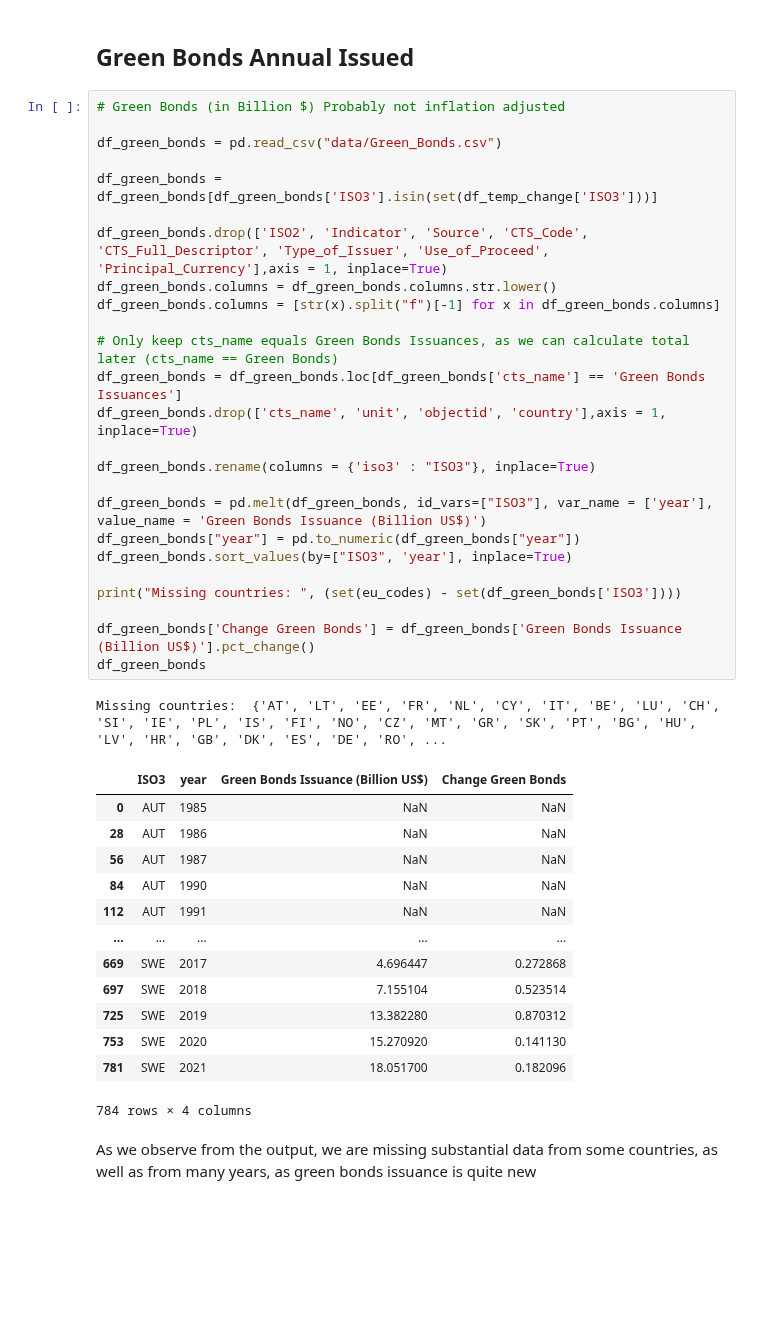
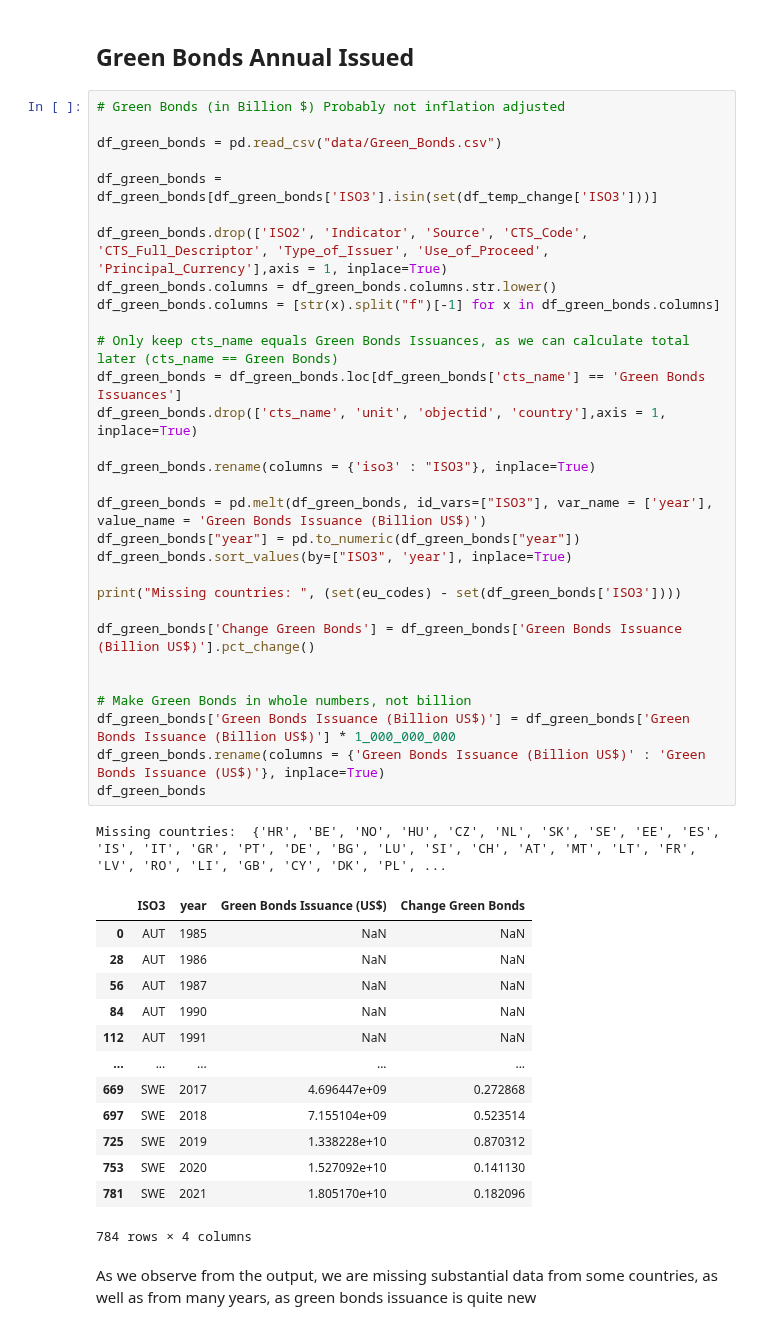
Before and after one commit to TrulsST/VisualAnalytics, a Jupyter notebook: Data_processing.ipynb, the cells around one changed output. Saved outputs shown, nothing was run; the diff lists cells and outputs as text; blank space fills up the shorter version.

```diff
--- a/Data_processing.ipynb
+++ b/Data_processing.ipynb
@@ -165,42 +167,47 @@ memory usage: 46.6+ KB
 # %%
 # Green Bonds (in Billion $) Probably not inflation adjusted
 
 df_green_bonds = pd.read_csv("data/Green_Bonds.csv")
 
 df_green_bonds = df_green_bonds[df_green_bonds['ISO3'].isin(set(df_temp_change['ISO3']))]
 
 df_green_bonds.drop(['ISO2', 'Indicator', 'Source', 'CTS_Code', 'CTS_Full_Descriptor', 'Type_of_Issuer', 'Use_of_Proceed', 'Principal_Currency'],axis = 1, inplace=True)
 df_green_bonds.columns = df_green_bonds.columns.str.lower()
 df_green_bonds.columns = [str(x).split("f")[-1] for x in df_green_bonds.columns]
 
 # Only keep cts_name equals Green Bonds Issuances, as we can calculate total later (cts_name == Green Bonds)
 df_green_bonds = df_green_bonds.loc[df_green_bonds['cts_name'] == 'Green Bonds Issuances']
 df_green_bonds.drop(['cts_name', 'unit', 'objectid', 'country'],axis = 1, inplace=True)
 
 df_green_bonds.rename(columns = {'iso3' : "ISO3"}, inplace=True)
 
 df_green_bonds = pd.melt(df_green_bonds, id_vars=["ISO3"], var_name = ['year'], value_name = 'Green Bonds Issuance (Billion US$)')
 df_green_bonds["year"] = pd.to_numeric(df_green_bonds["year"])
 df_green_bonds.sort_values(by=["ISO3", 'year'], inplace=True)
 
 print("Missing countries: ", (set(eu_codes) - set(df_green_bonds['ISO3'])))
 
 df_green_bonds['Change Green Bonds'] = df_green_bonds['Green Bonds Issuance (Billion US$)'].pct_change()
+
+
+# Make Green Bonds in whole numbers, not billion
+df_green_bonds['Green Bonds Issuance (Billion US$)'] = df_green_bonds['Green Bonds Issuance (Billion US$)'] * 1_000_000_000
+df_green_bonds.rename(columns = {'Green Bonds Issuance (Billion US$)' : 'Green Bonds Issuance (US$)'}, inplace=True)
 df_green_bonds
 # %% [output]
-Missing countries:  {'AT', 'LT', 'EE', 'FR', 'NL', 'CY', 'IT', 'BE', 'LU', 'CH', 'SI', 'IE', 'PL', 'IS', 'FI', 'NO', 'CZ', 'MT', 'GR', 'SK', 'PT', 'BG', 'HU', 'LV', 'HR', 'GB', 'DK', 'ES', 'DE', 'RO', ...
+Missing countries:  {'HR', 'BE', 'NO', 'HU', 'CZ', 'NL', 'SK', 'SE', 'EE', 'ES', 'IS', 'IT', 'GR', 'PT', 'DE', 'BG', 'LU', 'SI', 'CH', 'AT', 'MT', 'LT', 'FR', 'LV', 'RO', 'LI', 'GB', 'CY', 'DK', 'PL', ...
-|  | ISO3 | year | Green Bonds Issuance (Billion US$) | Change Green Bonds |
+|  | ISO3 | year | Green Bonds Issuance (US$) | Change Green Bonds |
 | 0 | AUT | 1985 | NaN | NaN |
 | 28 | AUT | 1986 | NaN | NaN |
 | 56 | AUT | 1987 | NaN | NaN |
 | 84 | AUT | 1990 | NaN | NaN |
 | 112 | AUT | 1991 | NaN | NaN |
 | ... | ... | ... | ... | ... |
-| 669 | SWE | 2017 | 4.696447 | 0.272868 |
-| 697 | SWE | 2018 | 7.155104 | 0.523514 |
-| 725 | SWE | 2019 | 13.382280 | 0.870312 |
-| 753 | SWE | 2020 | 15.270920 | 0.141130 |
-| 781 | SWE | 2021 | 18.051700 | 0.182096 |
+| 669 | SWE | 2017 | 4.696447e+09 | 0.272868 |
+| 697 | SWE | 2018 | 7.155104e+09 | 0.523514 |
+| 725 | SWE | 2019 | 1.338228e+10 | 0.870312 |
+| 753 | SWE | 2020 | 1.527092e+10 | 0.141130 |
+| 781 | SWE | 2021 | 1.805170e+10 | 0.182096 |
 784 rows × 4 columns
 # %% [markdown]
 As we observe from the output, we are missing substantial data from some countries, as well as from many years, as green bonds issuance is quite new
```
Also changed, not shown: parts of 14 cells of this notebook, 7 other files.
